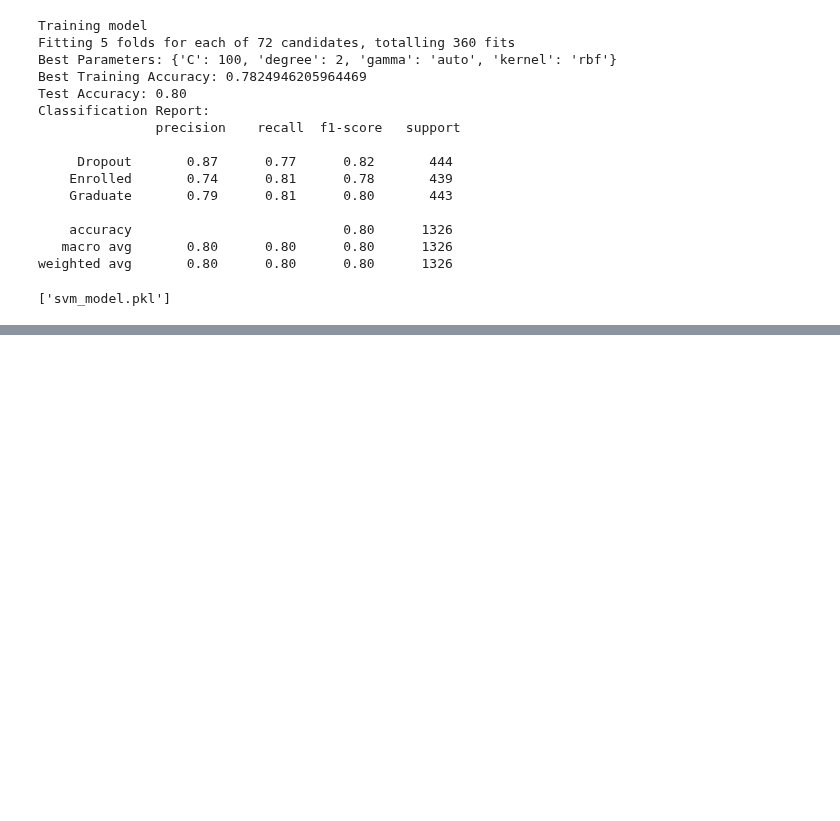
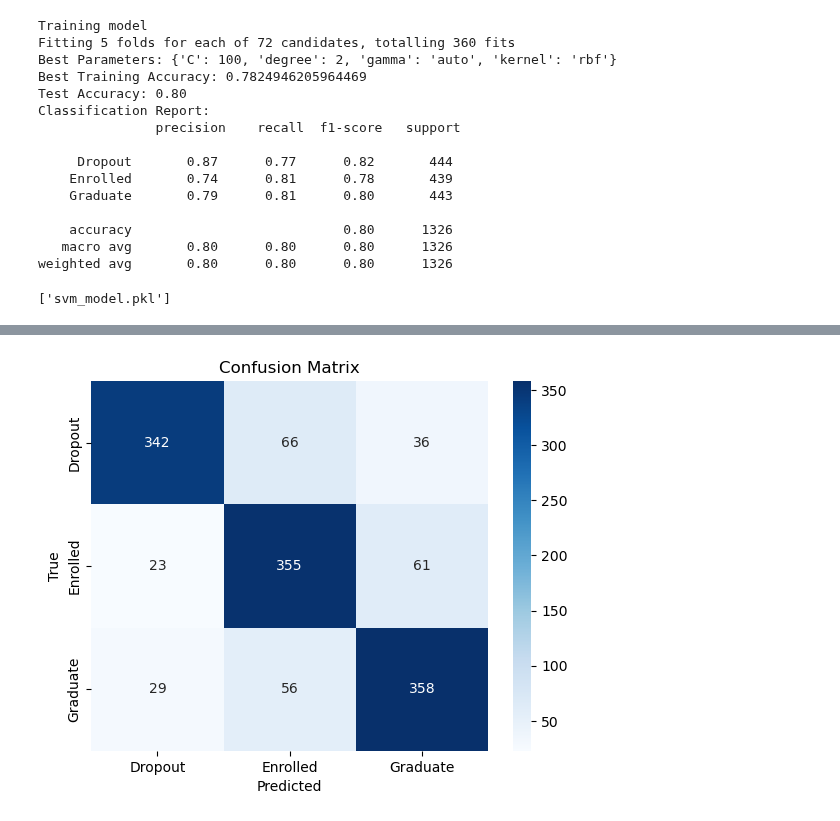
Before and after one commit to MSC-DS-Y1/Applied-Machine-Learning-Project, a Jupyter notebook: src/models/fabian/main.ipynb, the cells around one changed output, grey strips where cells are left out. Saved outputs shown, nothing was run; the diff lists cells and outputs as text; code cells hidden in the pictures; blank space fills up the shorter version.

```diff
--- a/src/models/fabian/main.ipynb
+++ b/src/models/fabian/main.ipynb
@@ -24,19 +42,3 @@ Graduate    2209
 Enrolled    2209
 Name: count, dtype: int64
 [figure]
-# %%
-from imblearn.over_sampling import SMOTE
-sm = SMOTE(random_state = 42)
-
-features_train_res, target_train_res = sm.fit_resample(features, target)
-X = features_train_res
-y = target_train_res
-
-print('After OverSampling, the shape of train_X: {}'.format(features_train_res.shape))
-print('After OverSampling, the shape of train_y: {} \n'.format(target_train_res.shape))
-
-print(f"Value Counts for Target:\n{target_train_res.value_counts()}")
-plt.figure(figsize=(8,6))
-sns.barplot(x=target_train_res.value_counts().index, y=target_train_res.value_counts().values, hue=target_train_res.value_counts().index)
-plt.title('Target counts')
-plt.show()
@@ -63,21 +54,7 @@ def split_data(X, y, train_size, test_size, val_size=None):
 
     return X_train, X_test, pd.Series([]), y_train, y_test, pd.Series([])
 
-# Data split explanation:
-# First split (train vs rest):
-#   - Training set: 70% of data (X_train, y_train)
-#   - Remaining: 30% of data (for test and validation)
-#
-# Second split (test vs validation):
-#   - Test set: 2/3 of remaining data = 20% of total data (X_test, y_test)
-#   - Validation set: 1/3 of remaining data = 10% of total data (X_val, y_val)
-#
-# Final distribution:
-#   - Training: 70%
-#   - Testing: 20%
-#   - Validation: 10%
-
-X_train, X_test, X_val, y_train, y_test, y_val = split_data(X, y, 0.8, 0.2)
+X_train, X_test, X_val, y_train, y_test, y_val = split_data(features, target, 0.8, 0.2)
 train = (X_train, y_train)
 test = (X_test, y_test)
 val = (X_val, y_val)
@@ -87,7 +64,7 @@ testing_data = pd.concat([X_test, y_test], axis=1)
 validation_data = pd.concat([X_val, y_val], axis=1)
 
 # Check if the distribution is correct
-total = X.shape[0]
+total = features.shape[0]
 print(f"Training data distribution {(training_data.value_counts().sum() / total):.0%}")
 print(f"Testing data distribution {(testing_data.value_counts().sum() / total):.0%}")
 print(f"Validation data distribution {(validation_data.value_counts().sum() / total):.0%}")
@@ -186,0 +188,13 @@ plt.show()
+# %%
+from sklearn.metrics import confusion_matrix
+import seaborn as sns
+import matplotlib.pyplot as plt
+
+cm = confusion_matrix(y_test, y_test_pred)
+sns.heatmap(cm, annot=True, fmt='d', cmap='Blues', xticklabels=['Dropout', 'Enrolled', 'Graduate'], yticklabels=['Dropout', 'Enrolled', 'Graduate'])
+plt.xlabel('Predicted')
+plt.ylabel('True')
+plt.title('Confusion Matrix')
+plt.show()
+# %% [output]
+[figure, added]
```
Also changed, not shown: parts of 11 cells of this notebook.
